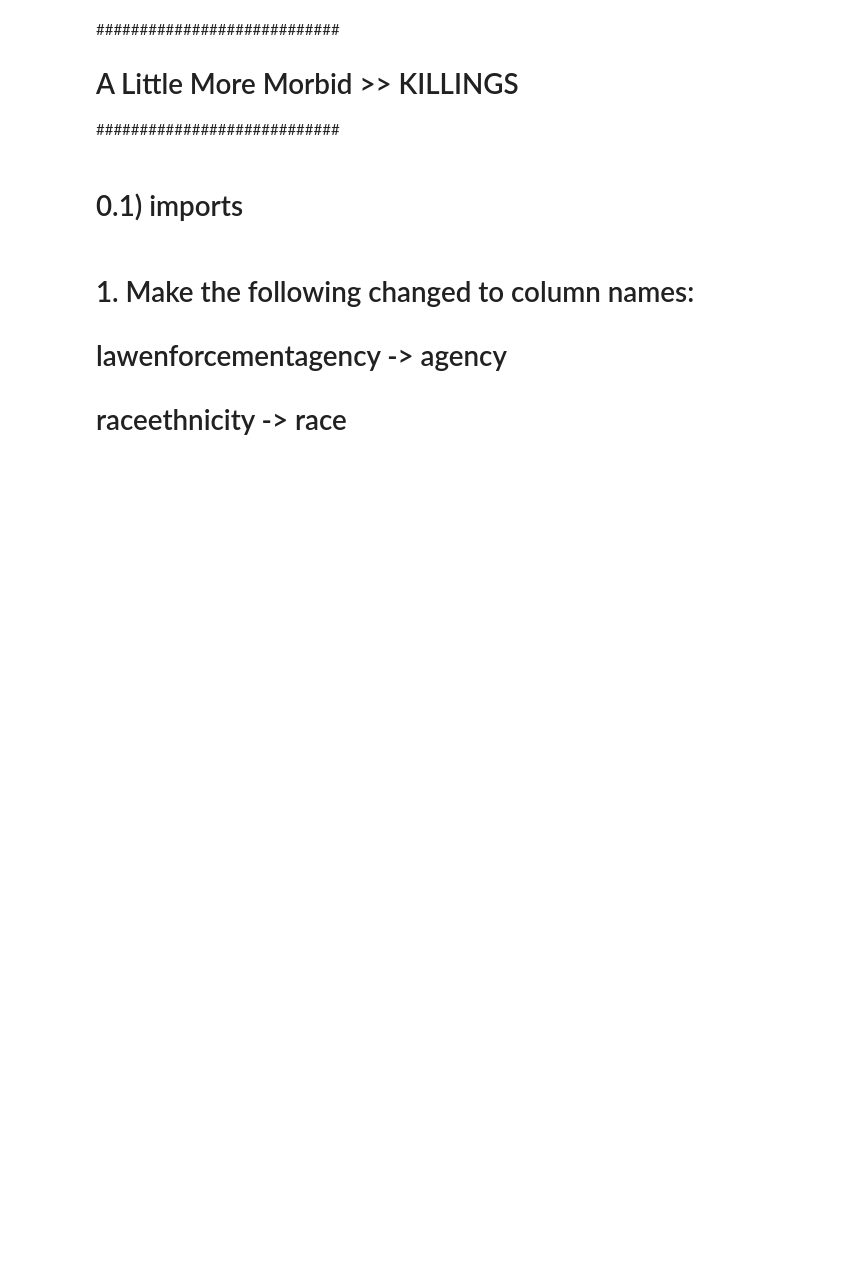
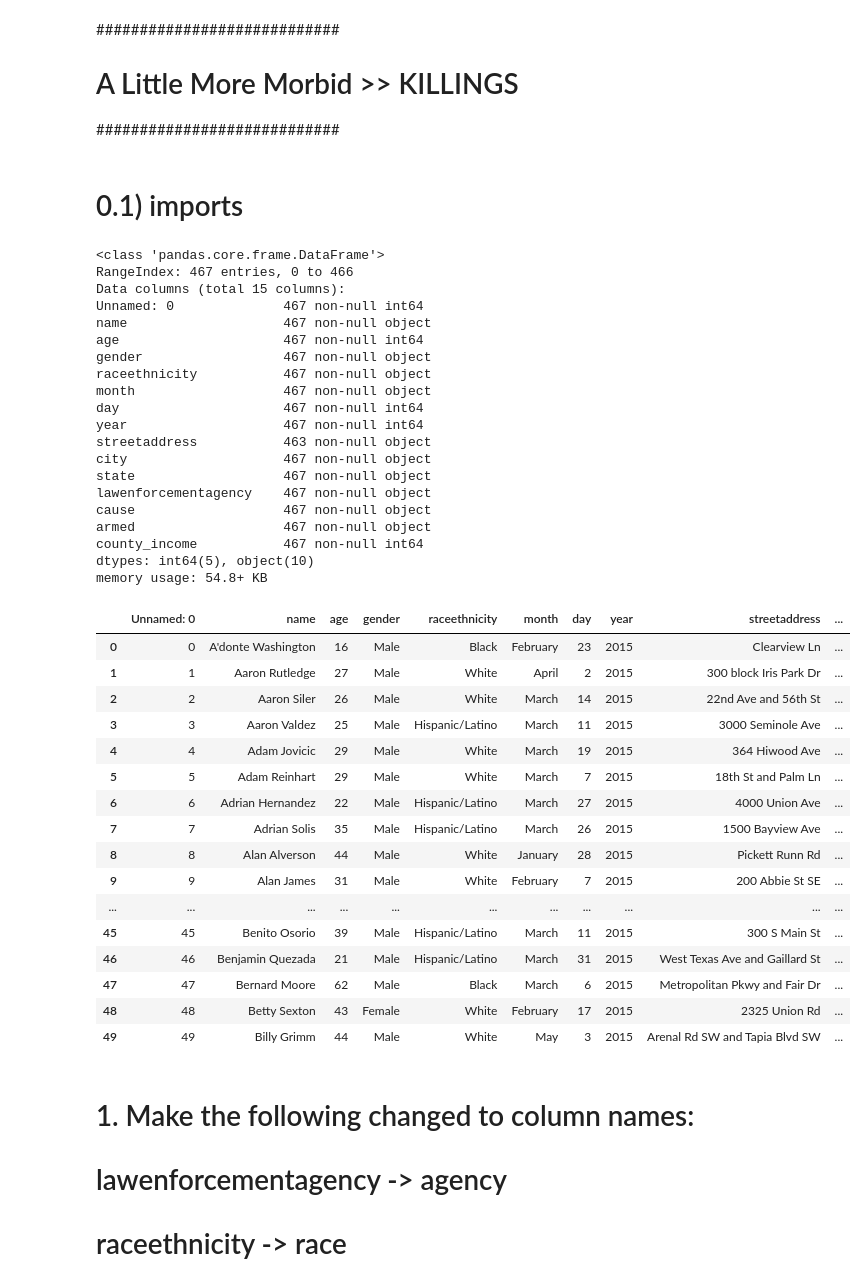
Before and after one commit to brendanburkart/sfdat28-burkart, a Jupyter notebook: HOMEWORK/hw1_burkartbrendan.ipynb, the cells around one changed output. Drawn from its saved outputs; the diff is of its cells as text; code cells hidden in the pictures; blank space fills up the shorter version.

```diff
--- a/HOMEWORK/hw1_burkartbrendan.ipynb
+++ b/HOMEWORK/hw1_burkartbrendan.ipynb
@@ -366,9 +386,47 @@ ValueError: could not convert string to float: '94025-2240'
 # %% [markdown]
 # 0.1) imports
 # %%
-killings = pd.read_csv('http://localhost:8888/files/hw/data/police-killings.csv')
+killings = pd.read_csv('http://localhost:8889/files/HOMEWORK/data/police-killings.csv')
 killings.info()
 killings.head(50)
+# %% [output]
+<class 'pandas.core.frame.DataFrame'>
+RangeIndex: 467 entries, 0 to 466
+Data columns (total 15 columns):
+Unnamed: 0              467 non-null int64
+name                    467 non-null object
+age                     467 non-null int64
+gender                  467 non-null object
+raceethnicity           467 non-null object
+month                   467 non-null object
+day                     467 non-null int64
+year                    467 non-null int64
+streetaddress           463 non-null object
+city                    467 non-null object
+state                   467 non-null object
+lawenforcementagency    467 non-null object
+cause                   467 non-null object
+armed                   467 non-null object
+county_income           467 non-null int64
+dtypes: int64(5), object(10)
+memory usage: 54.8+ KB
+|  | Unnamed: 0 | name | age | gender | raceethnicity | month | day | year | streetaddress | ... |
+| 0 | 0 | A'donte Washington | 16 | Male | Black | February | 23 | 2015 | Clearview Ln | ... |
+| 1 | 1 | Aaron Rutledge | 27 | Male | White | April | 2 | 2015 | 300 block Iris Park Dr | ... |
+| 2 | 2 | Aaron Siler | 26 | Male | White | March | 14 | 2015 | 22nd Ave and 56th St | ... |
+| 3 | 3 | Aaron Valdez | 25 | Male | Hispanic/Latino | March | 11 | 2015 | 3000 Seminole Ave | ... |
+| 4 | 4 | Adam Jovicic | 29 | Male | White | March | 19 | 2015 | 364 Hiwood Ave | ... |
+| 5 | 5 | Adam Reinhart | 29 | Male | White | March | 7 | 2015 | 18th St and Palm Ln | ... |
+| 6 | 6 | Adrian Hernandez | 22 | Male | Hispanic/Latino | March | 27 | 2015 | 4000 Union Ave | ... |
+| 7 | 7 | Adrian Solis | 35 | Male | Hispanic/Latino | March | 26 | 2015 | 1500 Bayview Ave | ... |
+| 8 | 8 | Alan Alverson | 44 | Male | White | January | 28 | 2015 | Pickett Runn Rd | ... |
+| 9 | 9 | Alan James | 31 | Male | White | February | 7 | 2015 | 200 Abbie St SE | ... |
+| ... | ... | ... | ... | ... | ... | ... | ... | ... | ... | ... |
+| 45 | 45 | Benito Osorio | 39 | Male | Hispanic/Latino | March | 11 | 2015 | 300 S Main St | ... |
+| 46 | 46 | Benjamin Quezada | 21 | Male | Hispanic/Latino | March | 31 | 2015 | West Texas Ave and Gaillard St | ... |
+| 47 | 47 | Bernard Moore | 62 | Male | Black | March | 6 | 2015 | Metropolitan Pkwy and Fair Dr | ... |
+| 48 | 48 | Betty Sexton | 43 | Female | White | February | 17 | 2015 | 2325 Union Rd | ... |
+| 49 | 49 | Billy Grimm | 44 | Male | White | May | 3 | 2015 | Arenal Rd SW and Tapia Blvd SW | ... |
 # %% [markdown]
 # 1. Make the following changed to column names:
 # lawenforcementagency -> agency
```
Also changed, not shown: parts of 28 cells of this notebook, 13 other files.
